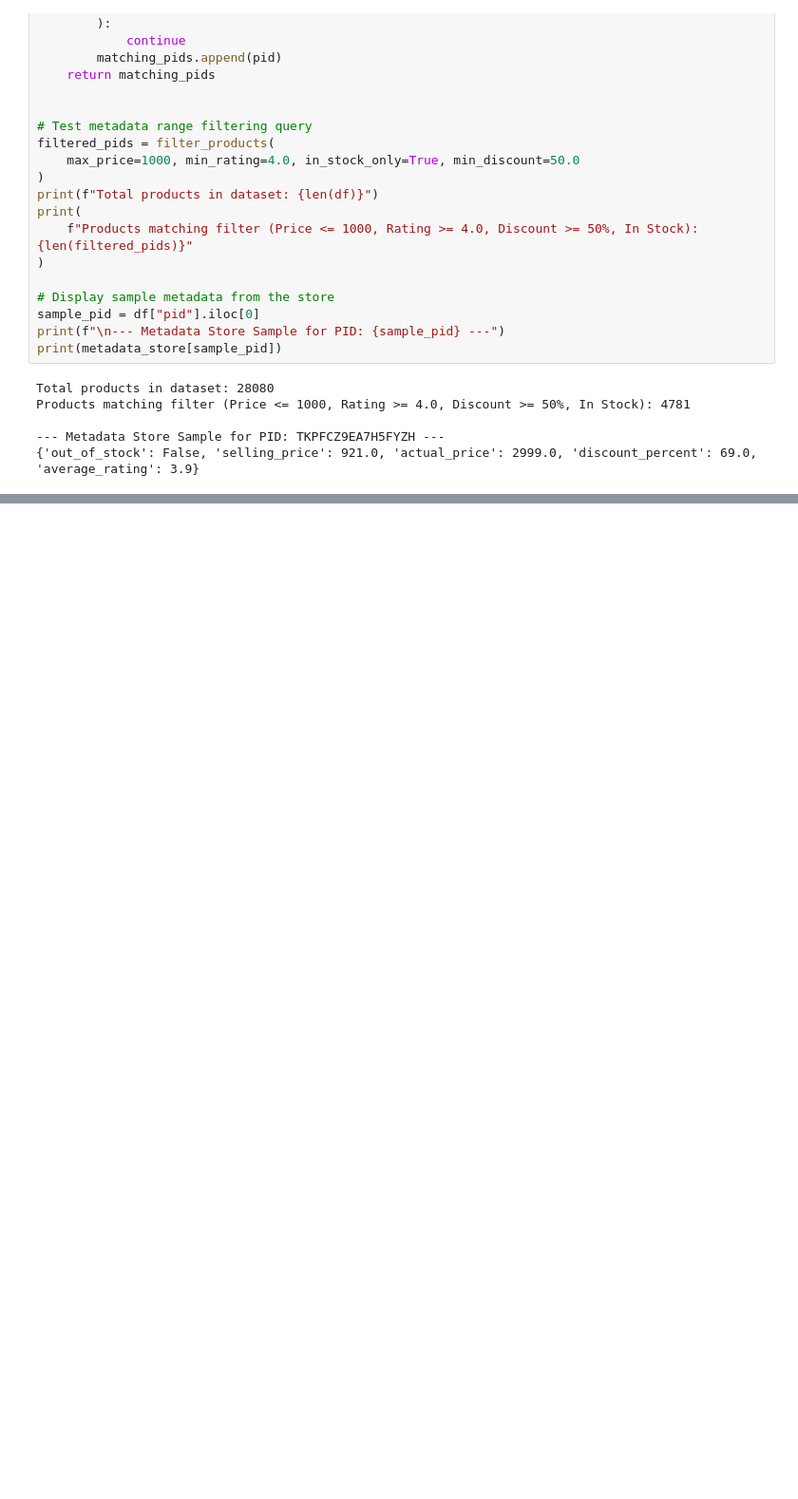
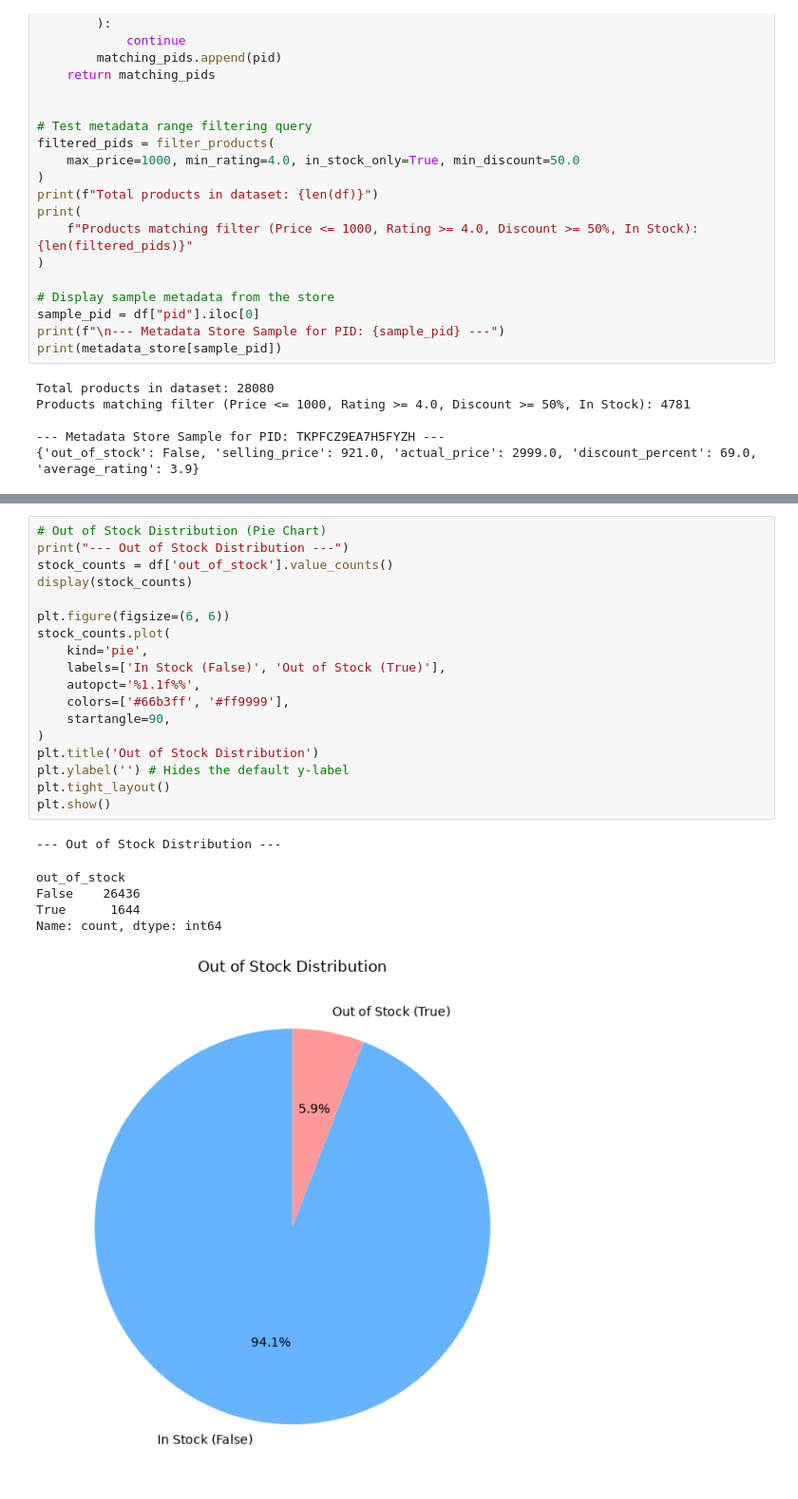
Before and after one commit to PaolaMartin01/IRWA_FinalProject, a Jupyter notebook: part1.ipynb, the cells around one changed output, grey strips where cells are left out. Shown at 95% size. Saved outputs shown, nothing was run; the diff lists cells and outputs as text; blank space fills up the shorter version.

```diff
--- a/part1.ipynb
+++ b/part1.ipynb
@@ -582,0 +691,25 @@ Products matching filter (Price <= 1000, Rating >= 4.0, Discount >= 50%, In Stoc
+# %%
+# Out of Stock Distribution (Pie Chart)
+print("--- Out of Stock Distribution ---")
+stock_counts = df['out_of_stock'].value_counts()
+display(stock_counts)
+
+plt.figure(figsize=(6, 6))
+stock_counts.plot(
+    kind='pie',
+    labels=['In Stock (False)', 'Out of Stock (True)'],
+    autopct='%1.1f%%',
+    colors=['#66b3ff', '#ff9999'],
+    startangle=90,
+)
+plt.title('Out of Stock Distribution')
+plt.ylabel('') # Hides the default y-label
+plt.tight_layout()
+plt.show()
+# %% [output]
+--- Out of Stock Distribution ---
+out_of_stock
+False    26436
+True      1644
+Name: count, dtype: int64
+[figure, added]
```
Also changed, not shown: parts of 6 cells of this notebook.
